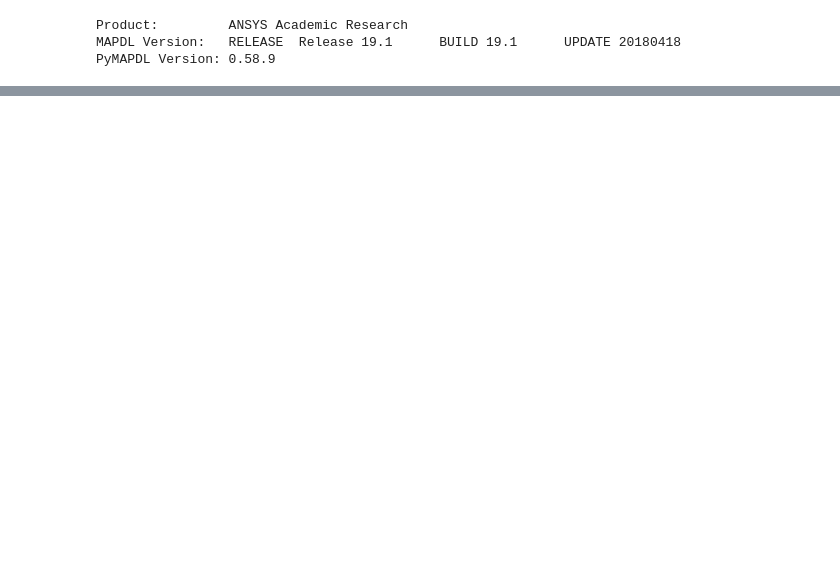
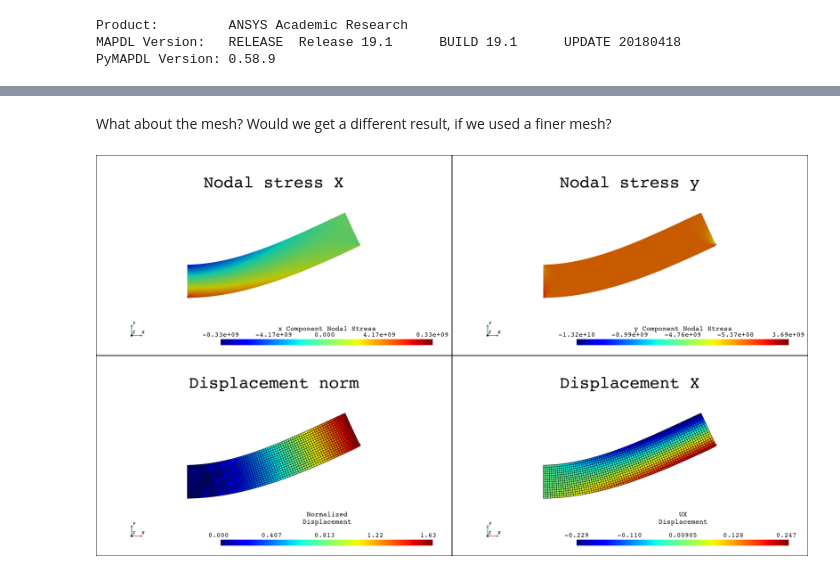
Before and after one commit to natter1/pymapdl_tutorial, a Jupyter notebook: bending_beam_tutorial.ipynb, the cells around one changed output, grey strips where cells are left out. Drawn from its saved outputs; the diff is of its cells as text; code cells hidden in the pictures; blank space fills up the shorter version.

```diff
--- a/bending_beam_tutorial.ipynb
+++ b/bending_beam_tutorial.ipynb
@@ -129,0 +116,15 @@ mapdl.exit()
+# %% [markdown]
+What about the mesh? Would we get a different result, if we used a finer mesh?
+# %%
+reset_mapdl(mapdl)
+create_geometry_v1(mapdl, segments=77)  # crash for segments > 77
+set_material(mapdl)
+set_boundary_conditions_v1(mapdl, force=2e8)
+
+mapdl.slashsolu()
+mapdl.antype("static")
+mapdl.solve()
+
+plot_results(mapdl)
+# %% [output]
+[figure, added]
```
Also changed, not shown: parts of 27 cells of this notebook, 2 other files.
